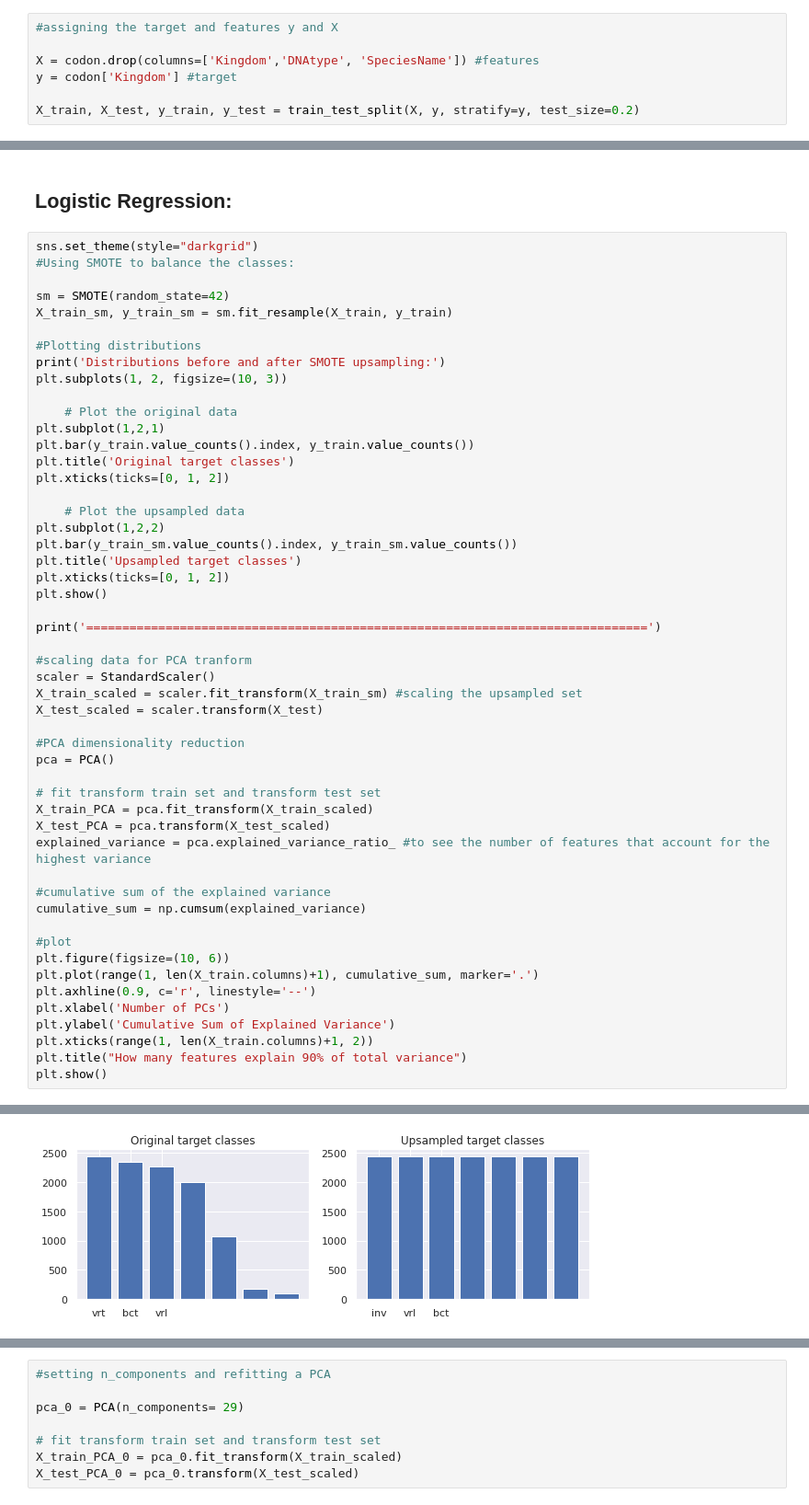
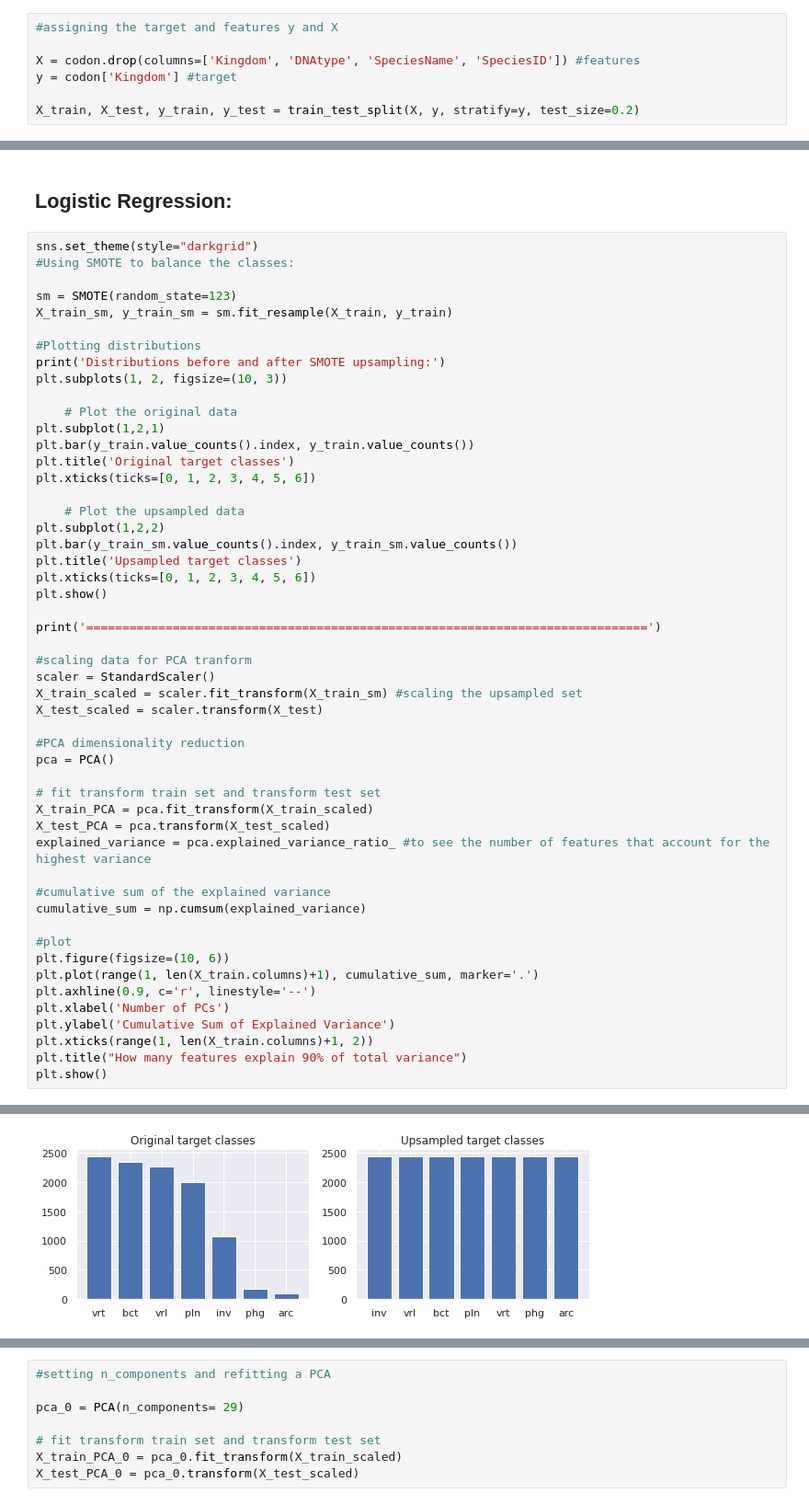
Before and after one commit to PyJasmine/codon, a Jupyter notebook: notebooks/Modelling Kingdom classes.ipynb, the cells around one changed output, grey strips where cells are left out. Shown: that part at 92% size. Saved outputs shown, nothing was run; the diff lists cells and outputs as text.

```diff
--- a/notebooks/Modelling Kingdom classes.ipynb
+++ b/notebooks/Modelling Kingdom classes.ipynb
@@ -101,7 +111,7 @@ codon.describe()
 # %%
 #assigning the target and features y and X
 
-X = codon.drop(columns=['Kingdom','DNAtype', 'SpeciesName']) #features
+X = codon.drop(columns=['Kingdom', 'DNAtype', 'SpeciesName', 'SpeciesID']) #features
 y = codon['Kingdom'] #target
 
 X_train, X_test, y_train, y_test = train_test_split(X, y, stratify=y, test_size=0.2)
@@ -189,7 +190,7 @@ results_df.sort_values(by='mean_test_score', ascending=False)
 sns.set_theme(style="darkgrid")
 #Using SMOTE to balance the classes:
 
-sm = SMOTE(random_state=42)
+sm = SMOTE(random_state=123)
 X_train_sm, y_train_sm = sm.fit_resample(X_train, y_train)
 
 #Plotting distributions
@@ -200,43 +201,43 @@ plt.subplots(1, 2, figsize=(10, 3))
 plt.subplot(1,2,1)
 plt.bar(y_train.value_counts().index, y_train.value_counts())
 plt.title('Original target classes')
-plt.xticks(ticks=[0, 1, 2])
+plt.xticks(ticks=[0, 1, 2, 3, 4, 5, 6])
 
     # Plot the upsampled data
 plt.subplot(1,2,2)
 plt.bar(y_train_sm.value_counts().index, y_train_sm.value_counts())
 plt.title('Upsampled target classes')
-plt.xticks(ticks=[0, 1, 2])
+plt.xticks(ticks=[0, 1, 2, 3, 4, 5, 6])
 plt.show()
 
 print('==============================================================================')
 
 #scaling data for PCA tranform
 scaler = StandardScaler()
 X_train_scaled = scaler.fit_transform(X_train_sm) #scaling the upsampled set
 X_test_scaled = scaler.transform(X_test)
 
 #PCA dimensionality reduction
 pca = PCA()
 
 # fit transform train set and transform test set
 X_train_PCA = pca.fit_transform(X_train_scaled)
 X_test_PCA = pca.transform(X_test_scaled)
 explained_variance = pca.explained_variance_ratio_ #to see the number of features that account for the highest variance
 
 #cumulative sum of the explained variance
 cumulative_sum = np.cumsum(explained_variance)
 
 #plot
 plt.figure(figsize=(10, 6))
 plt.plot(range(1, len(X_train.columns)+1), cumulative_sum, marker='.')
 plt.axhline(0.9, c='r', linestyle='--')
 plt.xlabel('Number of PCs')
 plt.ylabel('Cumulative Sum of Explained Variance')
 plt.xticks(range(1, len(X_train.columns)+1, 2))
 plt.title("How many features explain 90% of total variance")
 plt.show()
 # %% [output]
 Distributions before and after SMOTE upsampling:
-[figure, old version]
+[figure, new version]
 ==============================================================================
```
Also changed, not shown: parts of 44 cells of this notebook.
